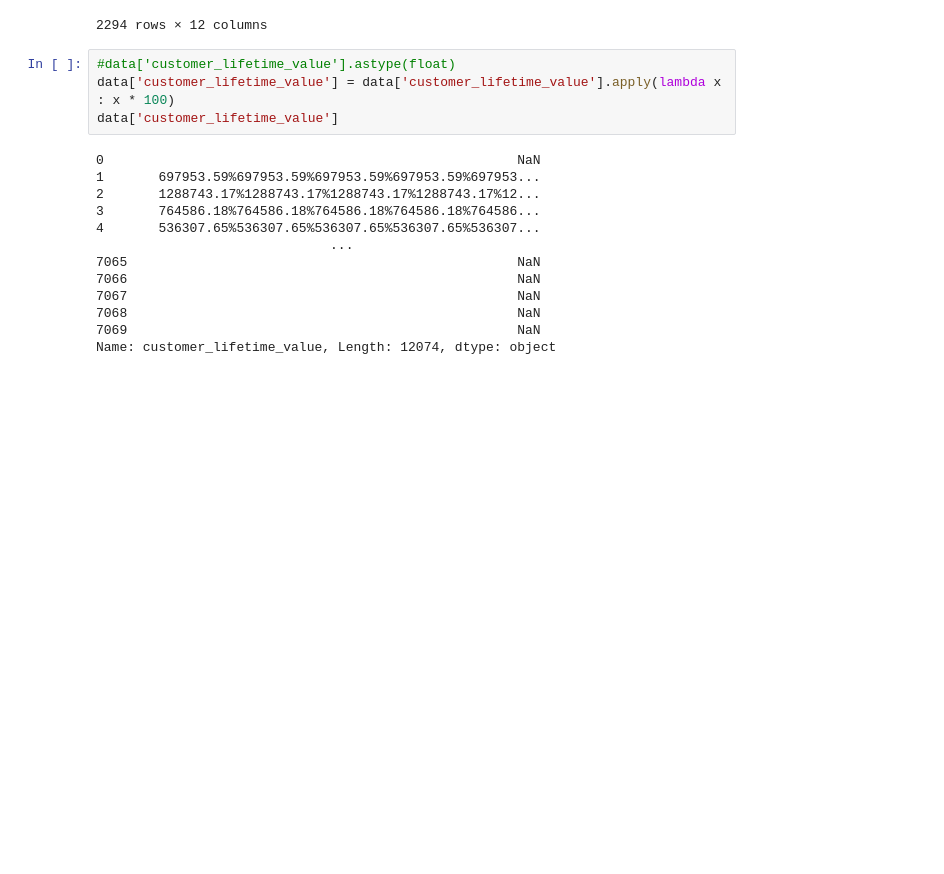
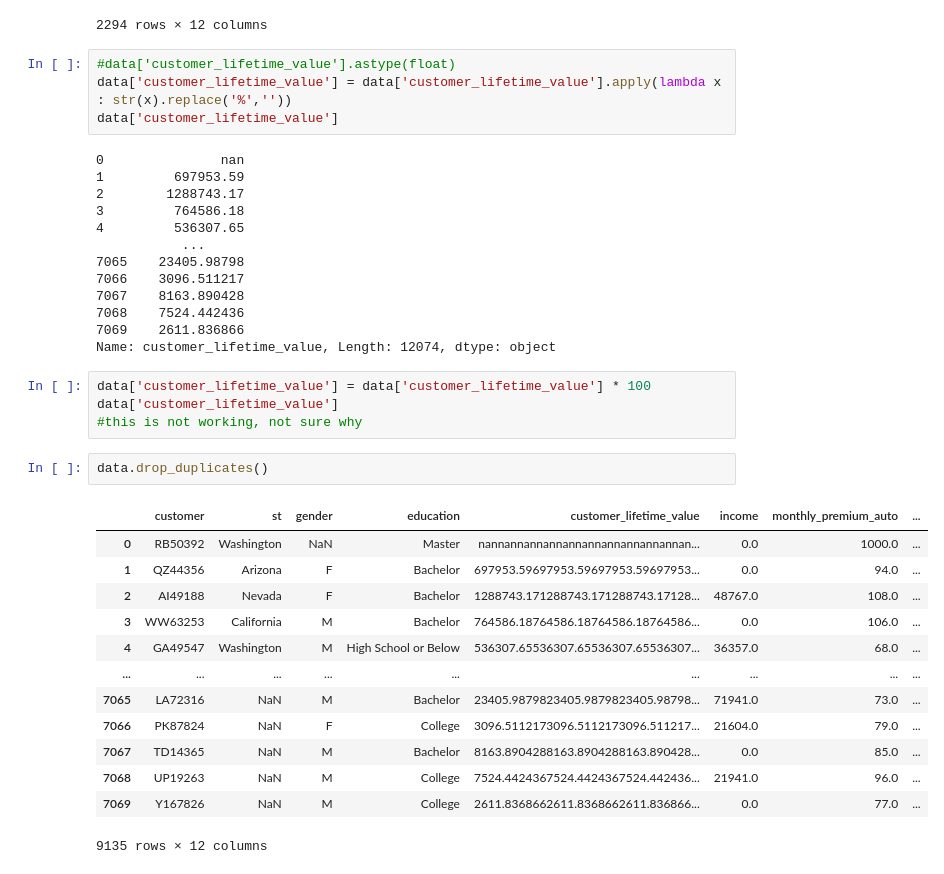
Before and after one commit to maiapozzolo/lab-customer-analysis-round-1, a Jupyter notebook: Customer Analysis Round 1_ Maia.ipynb, the cells around one changed output. Drawn from its saved outputs; the diff is of its cells as text; blank space fills up the shorter version.

```diff
--- a/Customer Analysis Round 1_ Maia.ipynb
+++ b/Customer Analysis Round 1_ Maia.ipynb
@@ -162,18 +162,38 @@ data[data['income'] <= 0]
 2294 rows × 12 columns
 # %%
 #data['customer_lifetime_value'].astype(float)
-data['customer_lifetime_value'] = data['customer_lifetime_value'].apply(lambda x : x * 100)
+data['customer_lifetime_value'] = data['customer_lifetime_value'].apply(lambda x : str(x).replace('%',''))
 data['customer_lifetime_value']
 # %% [output]
-0                                                     NaN
-1       697953.59%697953.59%697953.59%697953.59%697953...
-2       1288743.17%1288743.17%1288743.17%1288743.17%12...
-3       764586.18%764586.18%764586.18%764586.18%764586...
-4       536307.65%536307.65%536307.65%536307.65%536307...
-                              ...
-7065                                                  NaN
-7066                                                  NaN
-7067                                                  NaN
-7068                                                  NaN
-7069                                                  NaN
+0               nan
+1         697953.59
+2        1288743.17
+3         764586.18
+4         536307.65
+           ...
+7065    23405.98798
+7066    3096.511217
+7067    8163.890428
+7068    7524.442436
+7069    2611.836866
 Name: customer_lifetime_value, Length: 12074, dtype: object
+# %%
+data['customer_lifetime_value'] = data['customer_lifetime_value'] * 100
+data['customer_lifetime_value']
+#this is not working, not sure why
+# %%
+data.drop_duplicates()
+# %% [output]
+|  | customer | st | gender | education | customer_lifetime_value | income | monthly_premium_auto | ... |
+| 0 | RB50392 | Washington | NaN | Master | nannannannannannannannannannannan... | 0.0 | 1000.0 | ... |
+| 1 | QZ44356 | Arizona | F | Bachelor | 697953.59697953.59697953.59697953... | 0.0 | 94.0 | ... |
+| 2 | AI49188 | Nevada | F | Bachelor | 1288743.171288743.171288743.17128... | 48767.0 | 108.0 | ... |
+| 3 | WW63253 | California | M | Bachelor | 764586.18764586.18764586.18764586... | 0.0 | 106.0 | ... |
+| 4 | GA49547 | Washington | M | High School or Below | 536307.65536307.65536307.65536307... | 36357.0 | 68.0 | ... |
+| ... | ... | ... | ... | ... | ... | ... | ... | ... |
+| 7065 | LA72316 | NaN | M | Bachelor | 23405.9879823405.9879823405.98798... | 71941.0 | 73.0 | ... |
+| 7066 | PK87824 | NaN | F | College | 3096.5112173096.5112173096.511217... | 21604.0 | 79.0 | ... |
+| 7067 | TD14365 | NaN | M | Bachelor | 8163.8904288163.8904288163.890428... | 0.0 | 85.0 | ... |
+| 7068 | UP19263 | NaN | M | College | 7524.4424367524.4424367524.442436... | 21941.0 | 96.0 | ... |
+| 7069 | Y167826 | NaN | M | College | 2611.8368662611.8368662611.836866... | 0.0 | 77.0 | ... |
+9135 rows × 12 columns
```
Also changed, not shown: parts of 4 cells of this notebook.
